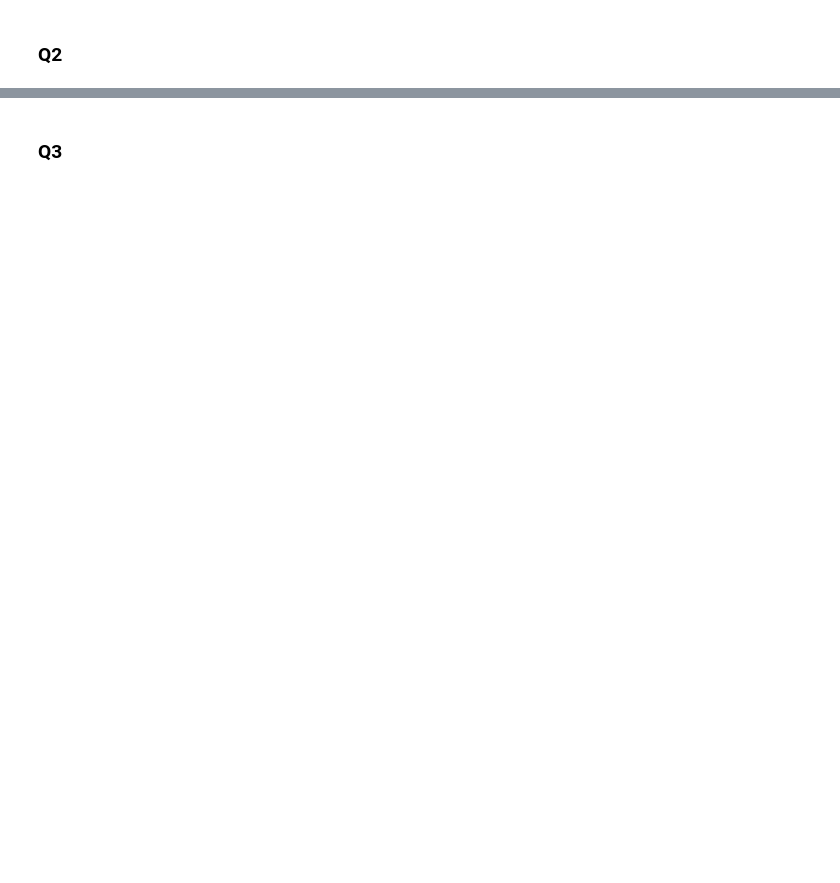
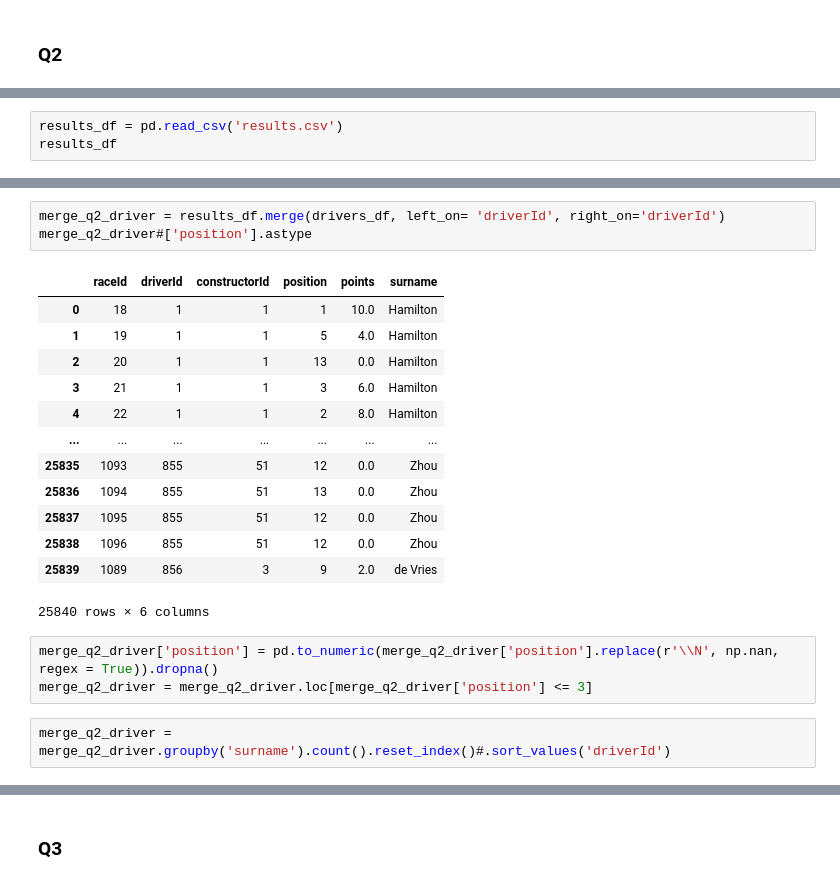
Before and after one commit to jiyeonsongg/f1-data-visualization-d3js, a Jupyter notebook: cleaning.ipynb, the cells around one changed output, grey strips where cells are left out. Saved outputs shown, nothing was run; the diff lists cells and outputs as text; blank space fills up the shorter version.

```diff
--- a/cleaning.ipynb
+++ b/cleaning.ipynb
@@ -81,0 +114,3 @@ q1_output.to_csv('q1_clean.csv', index=False)
+# %%
+results_df = pd.read_csv('results.csv')
+results_df
@@ -81,0 +131,22 @@ q1_output.to_csv('q1_clean.csv', index=False)
+# %%
+merge_q2_driver = results_df.merge(drivers_df, left_on= 'driverId', right_on='driverId')
+merge_q2_driver#['position'].astype
+# %% [output]
+|  | raceId | driverId | constructorId | position | points | surname |
+| 0 | 18 | 1 | 1 | 1 | 10.0 | Hamilton |
+| 1 | 19 | 1 | 1 | 5 | 4.0 | Hamilton |
+| 2 | 20 | 1 | 1 | 13 | 0.0 | Hamilton |
+| 3 | 21 | 1 | 1 | 3 | 6.0 | Hamilton |
+| 4 | 22 | 1 | 1 | 2 | 8.0 | Hamilton |
+| ... | ... | ... | ... | ... | ... | ... |
+| 25835 | 1093 | 855 | 51 | 12 | 0.0 | Zhou |
+| 25836 | 1094 | 855 | 51 | 13 | 0.0 | Zhou |
+| 25837 | 1095 | 855 | 51 | 12 | 0.0 | Zhou |
+| 25838 | 1096 | 855 | 51 | 12 | 0.0 | Zhou |
+| 25839 | 1089 | 856 | 3 | 9 | 2.0 | de Vries |
+25840 rows × 6 columns
+# %%
+merge_q2_driver['position'] = pd.to_numeric(merge_q2_driver['position'].replace(r'\\N', np.nan, regex = True)).dropna()
+merge_q2_driver = merge_q2_driver.loc[merge_q2_driver['position'] <= 3]
+# %%
+merge_q2_driver = merge_q2_driver.groupby('surname').count().reset_index()#.sort_values('driverId')
```
Also changed, not shown: parts of 32 cells of this notebook, 6 other files.
